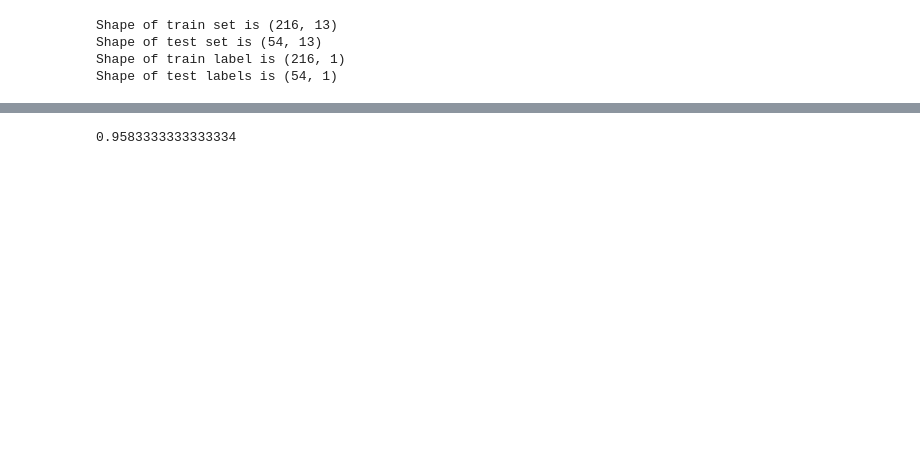
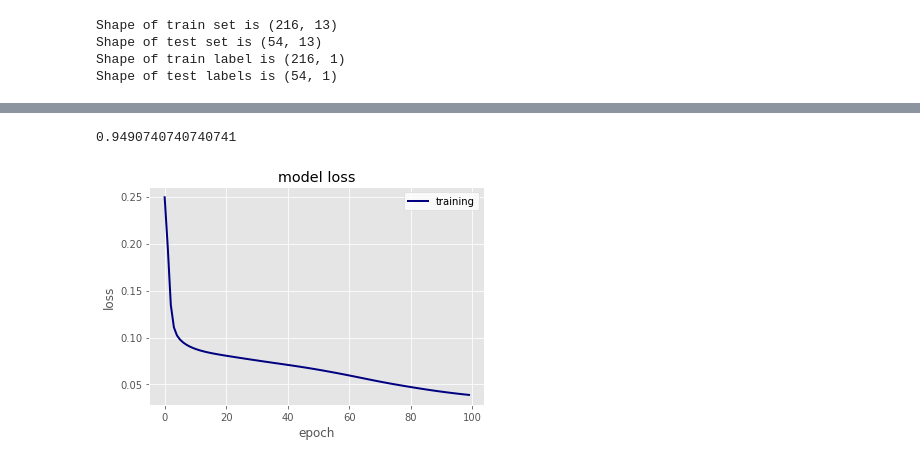
Before and after one commit to vlnraf/WaveGrad, a Jupyter notebook: neuralnet/test_NeuralNetwork.ipynb, the cells around one changed output, grey strips where cells are left out. Cells and saved outputs as stored; diff of their text form; code cells hidden in the pictures; blank space fills up the shorter version.

Commit message:
added utility functions to notebook, later will create a file for it

```diff
--- a/neuralnet/test_NeuralNetwork.ipynb
+++ b/neuralnet/test_NeuralNetwork.ipynb
@@ -55,6 +55,8 @@ class Network:
         self.layers = []
         self.loss = None
         self.loss_prime = None
+        self.train_loss_history = []
+        self.val_accuracy_history = []
 
     # add layer to network
     def add(self, layer):
@@ -110,7 +112,17 @@ class Network:
 
             # calculate average error on all samples
             err /= samples
-            print('epoch %d/%d   error=%f' % (i+1, epochs, err))
+            # append error to plot it later
+            self.train_loss_history.append(err)
+            # do prediction, cal
+            pred = self.predict(x_train)
+            acc = self.accuracy(y_train, pred)
+            self.val_accuracy_history.append(acc)
+            print('epoch %d/%d   error=%f    accuracy=%f' % (i+1, epochs, err,acc))
+
+    def accuracy(self, ytrain, yhat):
+        acc = np.sum(np.round(yhat) == ytrain) / len(ytrain)
+        return acc
 # %%
 import numpy as np
 
@@ -126,7 +138,7 @@ net.add(LayerDense(5, 1))
 net.add(ActivationLayer(sigmoid, sigmoid_prime))
 # train
 net.use(mse, mse_prime)
-net.fit(Xtrain, ytrain, epochs=100, learning_rate=0.1)
+net.fit(Xtrain, ytrain, epochs=100, learning_rate=0.01)
 
 # test
 out = net.predict(Xtrain)
@@ -159,4 +171,17 @@ res = np.array(res)
 # %%
 np.sum(res == ytrain) / len(ytrain)
 # %% [output]
-0.9583333333333334
+0.9490740740740741
+# %%
+import matplotlib.pyplot as plt
+plt.style.use('ggplot')
+
+fig, loss = plt.subplots()
+loss.plot(net.train_loss_history, color='navy', lw=2)
+loss.set_title('model loss')
+loss.set_xlabel('epoch')
+loss.set_ylabel('loss')
+loss.legend(['training', 'validation']).get_frame().set_facecolor('white')
+plt.show()
+# %% [output]
+[figure, added]
```
Also changed, not shown: parts of 2 cells of this notebook.
